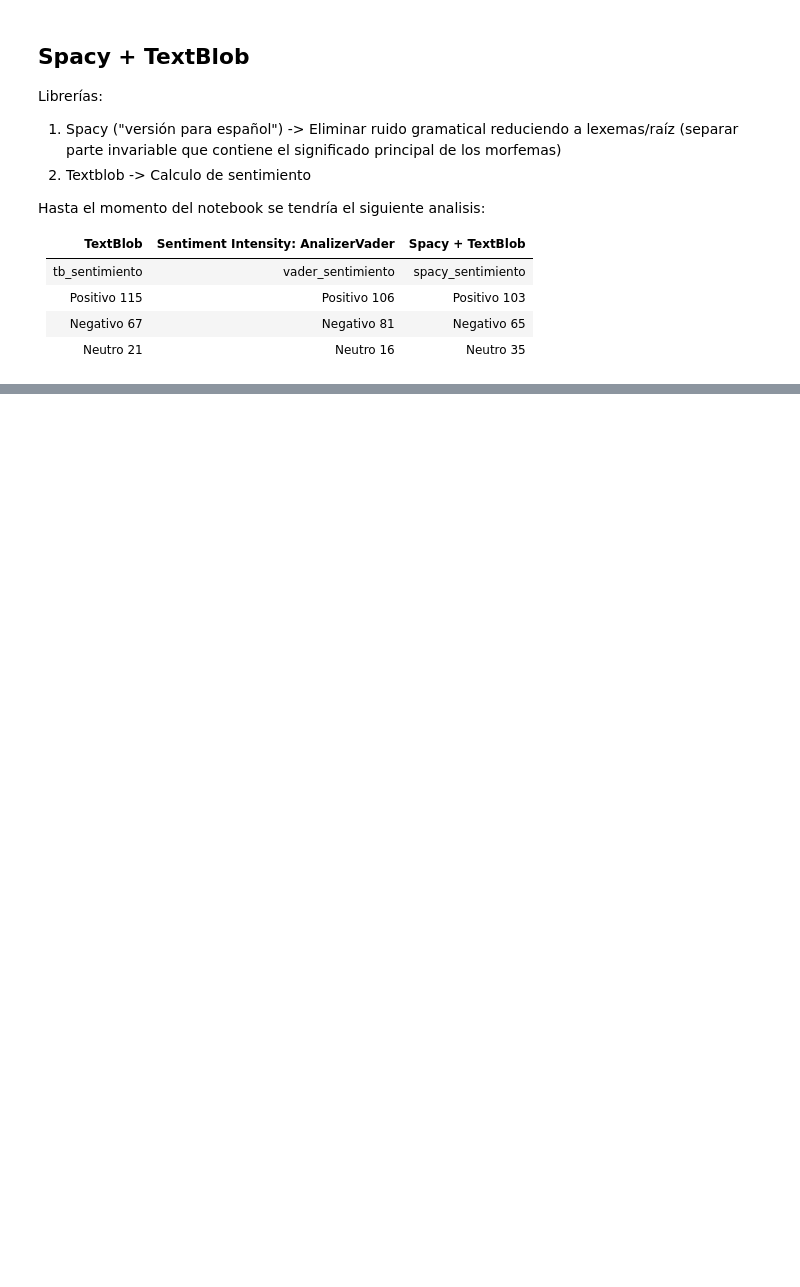
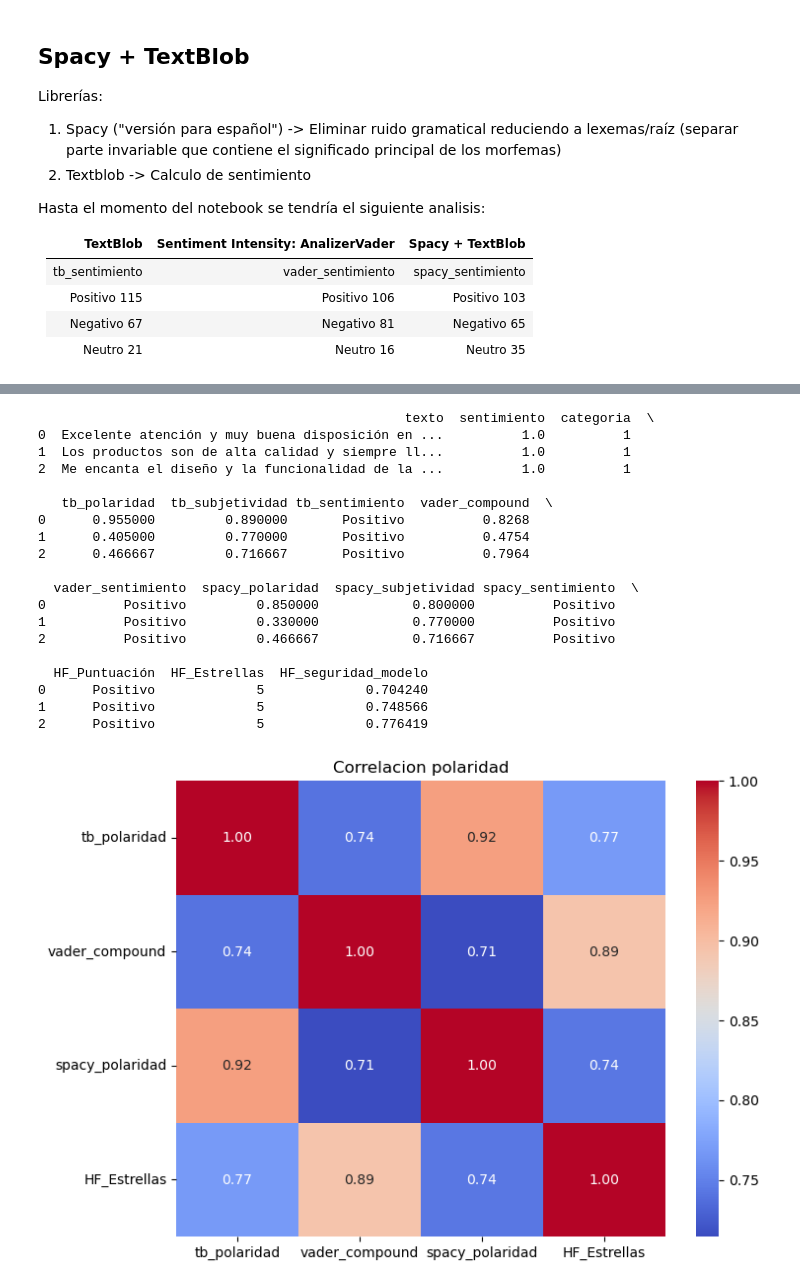
Before and after one commit to IsaacRZ/Sentiment-Analysis, a Jupyter notebook: ProyectoI/SentimentAnalysis.ipynb, the cells around one changed output, grey strips where cells are left out. Saved outputs shown, nothing was run; the diff lists cells and outputs as text; code cells hidden in the pictures; blank space fills up the shorter version.

```diff
--- a/ProyectoI/SentimentAnalysis.ipynb
+++ b/ProyectoI/SentimentAnalysis.ipynb
@@ -328,14 +345,15 @@ for texto in comentarios["texto"]:
     else:
         puntuacion = "Positivo"
 
-puntuaciones.append(puntuacion)
-estrellas.append(stars)
-seguridad_modelo.append(score)
+    puntuaciones.append(puntuacion)
+    estrellas.append(stars)
+    seguridad_modelo.append(score)
 
-print(comentarios.value_counts())
-comentarios["Puntuación"] = puntuaciones
-comentarios["Estrellas"] = estrellas
-comentarios["seguridad_modelo"] = seguridad_modelo
+comentarios["HF_Puntuación"] = puntuaciones
+comentarios["HF_Estrellas"] = estrellas
+comentarios["HF_seguridad_modelo"] = seguridad_modelo
+
+print(comentarios["HF_Puntuación"].value_counts())
 
     #print(f"Resultado: {resultado}")
     #print(f"Frase: {texto}")
@@ -359,0 +451,37 @@ ValueError: Length of values (1) does not match length of index (203)
+# %%
+import seaborn as sns
+print(comentarios.head(3))
+
+scores = comentarios[['tb_polaridad','vader_compound','spacy_polaridad','HF_Estrellas']]
+
+correlacion = scores.corr()
+plt.figure(figsize=(8,6))
+sns.heatmap(correlacion,
+            annot=True,
+            fmt=".2f",
+            cmap="coolwarm",
+            )
+
+plt.title("Correlacion polaridad")
+plt.show()
+# %% [output]
+                                               texto  sentimiento  categoria  \
+0  Excelente atención y muy buena disposición en ...          1.0          1
+1  Los productos son de alta calidad y siempre ll...          1.0          1
+2  Me encanta el diseño y la funcionalidad de la ...          1.0          1
+
+   tb_polaridad  tb_subjetividad tb_sentimiento  vader_compound  \
+0      0.955000         0.890000       Positivo          0.8268
+1      0.405000         0.770000       Positivo          0.4754
+2      0.466667         0.716667       Positivo          0.7964
+
+  vader_sentimiento  spacy_polaridad  spacy_subjetividad spacy_sentimiento  \
+0          Positivo         0.850000            0.800000          Positivo
+1          Positivo         0.330000            0.770000          Positivo
+2          Positivo         0.466667            0.716667          Positivo
+
+  HF_Puntuación  HF_Estrellas  HF_seguridad_modelo
+0      Positivo             5             0.704240
+1      Positivo             5             0.748566
+2      Positivo             5             0.776419
+[figure, added]
```
Also changed, not shown: parts of 20 cells of this notebook, 1 other file.
